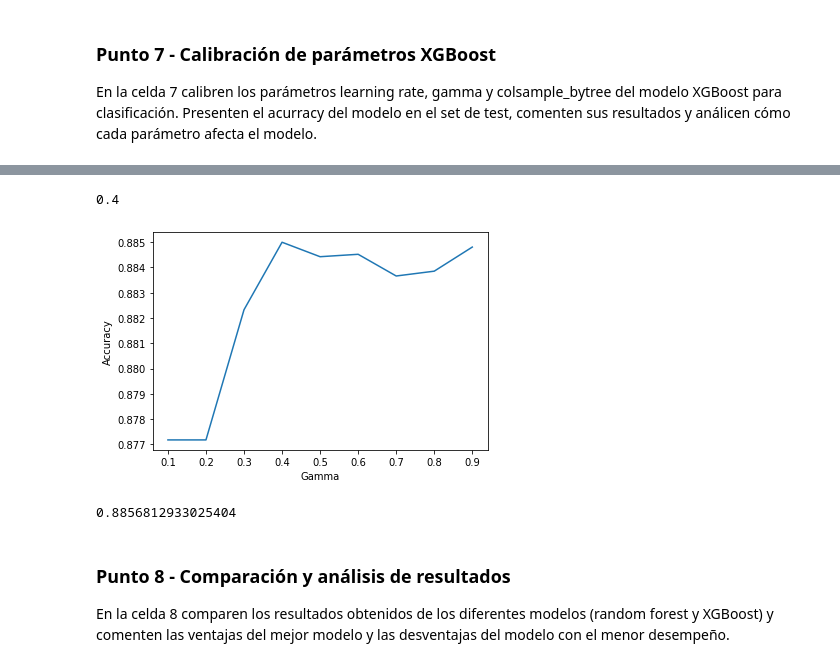
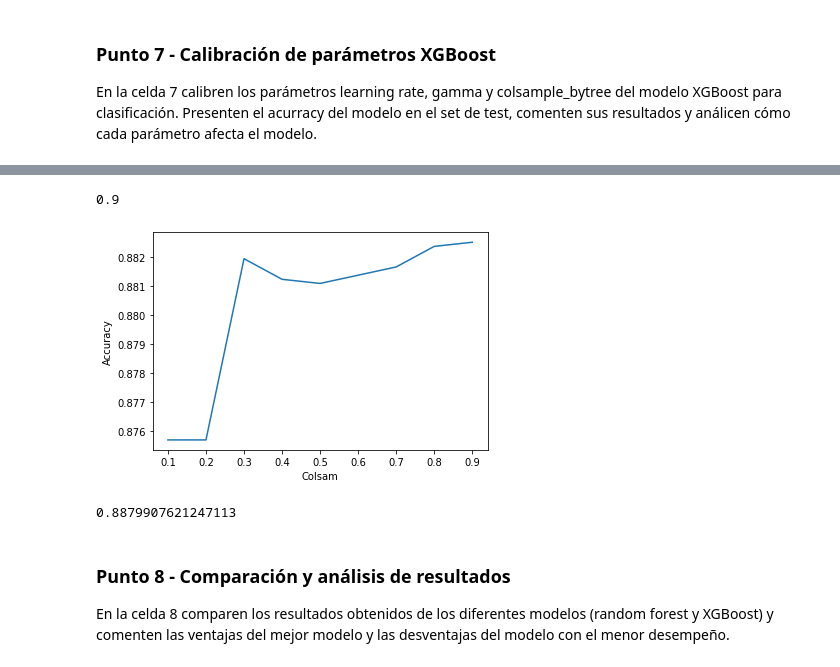
Before and after one commit to gparrag/MIAD_ML_and_NLP, a Jupyter notebook: Semana 2/S2TC1_RandomForests_Boosting - Solucion.ipynb, the cells around one changed output, grey strips where cells are left out. Cells and saved outputs as stored; diff of their text form; code cells hidden in the pictures.

```diff
--- a/Semana 2/S2TC1_RandomForests_Boosting - Solucion.ipynb
+++ b/Semana 2/S2TC1_RandomForests_Boosting - Solucion.ipynb
@@ -299,6 +297,6 @@ En la celda 6 implementen un modelo XGBoost de clasificación con la librería s
 # %%
 # Celda 6
 from xgboost import XGBClassifier
-clf_XG = XGBClassifier(verbosity = 0)
+clf_XG = XGBClassifier()
 clf_XG
 # %% [output]
@@ -326,14 +315,15 @@ accuracy
 En la celda 7 calibren los parámetros learning rate, gamma y colsample_bytree del modelo XGBoost para clasificación. Presenten el acurracy del modelo en el set de test, comenten sus resultados y análicen cómo cada parámetro afecta el modelo.
 # %%
 # Celda 7
-
+from sklearn.model_selection import cross_val_score
+import matplotlib.pyplot as plt
 accuracy_scores_lr = []
 
 lr_range = np.arange(0.1, 1.0, 0.1)
 
 for lr in lr_range:
     clf_XG = XGBClassifier(learning_rate=lr,verbosity = 0)
-    accuracy_scores_lr.append(cross_val_score(clf_XG, X, y, cv=5, scoring='accuracy').mean())
+    accuracy_scores_lr.append(cross_val_score(clf_XG, X_train, y_train, cv=5, scoring='accuracy').mean())
 
 plt.plot(lr_range, accuracy_scores_lr)
 plt.xlabel('Learning_Rate')
@@ -351,7 +341,7 @@ gamma_range = np.arange(0, 101, 1)
 
 for gamma in gamma_range:
     clf_XG = XGBClassifier(learning_rate=0.1,gamma=gamma,verbosity = 0)
-    accuracy_scores_gamma.append(cross_val_score(clf_XG, X, y, cv=5, scoring='accuracy').mean())
+    accuracy_scores_gamma.append(cross_val_score(clf_XG, X_train, y_train, cv=5, scoring='accuracy').mean())
 
 plt.plot(gamma_range, accuracy_scores_gamma)
 plt.xlabel('Gamma')
@@ -365,30 +355,30 @@ print(gamma_range[max_index])
 # %%
 accuracy_scores_colsam = []
 
 colsam_range = np.arange(0.1, 1.0, 0.1)
 
 for colsam in colsam_range:
-    clf_XG = XGBClassifier(learning_rate=0.1,gamma=9,colsample_bytree=colsam ,verbosity = 0)
-    accuracy_scores_colsam.append(cross_val_score(clf_XG, X, y, cv=5, scoring='accuracy').mean())
+    clf_XG = XGBClassifier(learning_rate=0.1,gamma=7,colsample_bytree=colsam ,verbosity = 0)
+    accuracy_scores_colsam.append(cross_val_score(clf_XG, X_train, y_train, cv=5, scoring='accuracy').mean())
 
 plt.plot(colsam_range, accuracy_scores_colsam)
-plt.xlabel('Gamma')
+plt.xlabel('Colsam')
 plt.ylabel('Accuracy')
 
 max_index = accuracy_scores_colsam.index(max(accuracy_scores_colsam))
 print(colsam_range[max_index])
 # %% [output]
-0.4
+0.9
-[figure, old version]
+[figure, new version]
 # %%
-clf_XGtunning = XGBClassifier(learning_rate=0.1,gamma=9,colsample_bytree=0.4 ,verbosity = 0)
+clf_XGtunning = XGBClassifier(learning_rate=0.1,gamma=7,colsample_bytree=0.9 ,verbosity = 0)
 clf_XGtunning.fit(X_train, y_train)
 
 y_pred_XGtunning=clf_XGtunning.predict(X_test)
 accuracy=accuracy_score(y_test,y_pred_XGtunning)
 accuracy
 # %% [output]
-0.8856812933025404
+0.8879907621247113
 # %% [markdown]
 ### Punto 8 - Comparación y análisis de resultados
 En la celda 8 comparen los resultados obtenidos de los diferentes modelos (random forest y XGBoost) y comenten las ventajas del mejor modelo y las desventajas del modelo con el menor desempeño.
```
Also changed, not shown: parts of 6 cells of this notebook.
